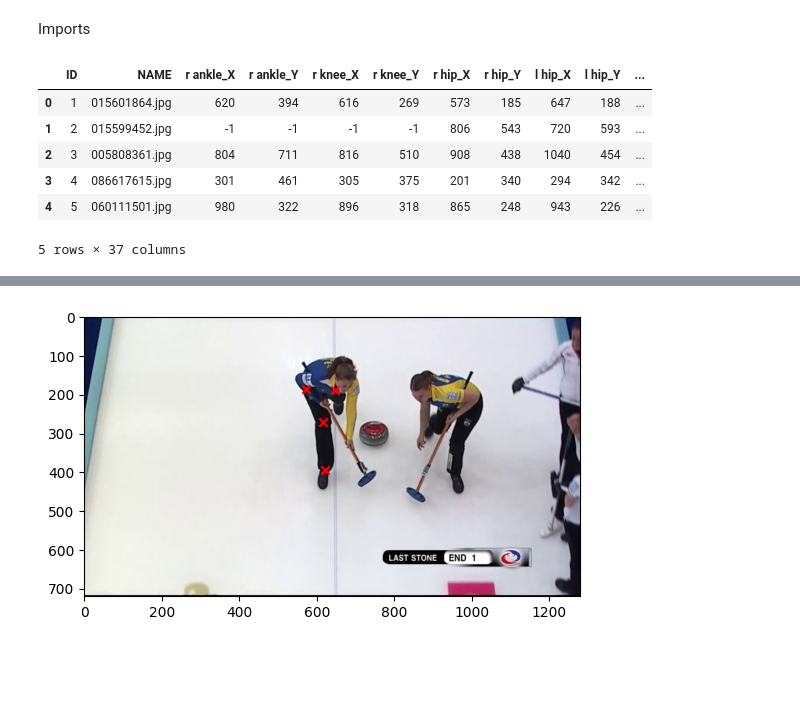
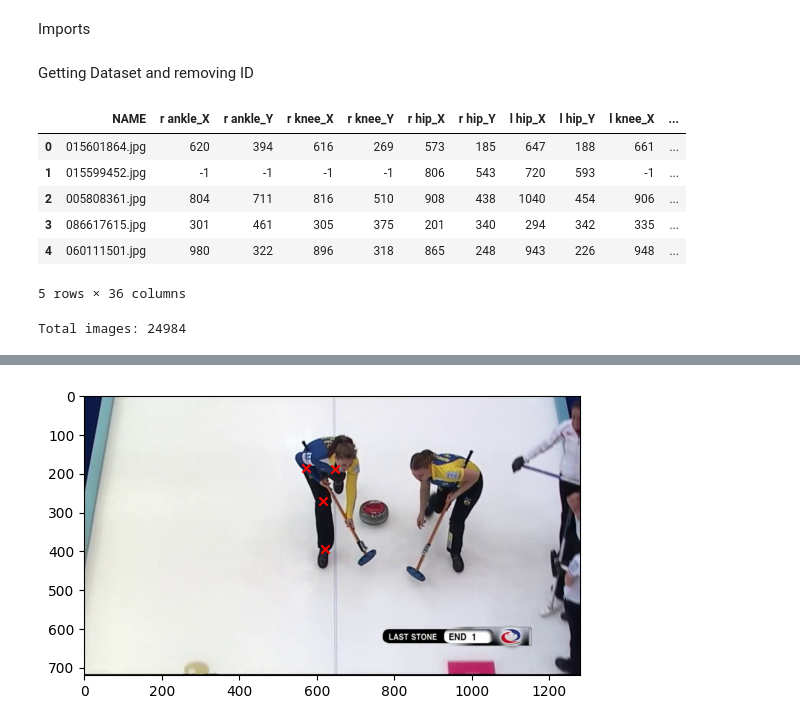
Before and after one commit to bernaprioste1704/LimbsID-Samsung-Final-Project, a Jupyter notebook: EDA/EDAmpii.ipynb, the cells around one changed output, grey strips where cells are left out. Cells and saved outputs as stored; diff of their text form; code cells hidden in the pictures; blank space fills up the shorter version.

```diff
--- a/EDA/EDAmpii.ipynb
+++ b/EDA/EDAmpii.ipynb
@@ -11,15 +18,23 @@ import seaborn as sns
+# %% [markdown]
+Getting Dataset and removing ID
 # %%
 df = pd.read_csv("../Datasets/mpii_human_pose.csv")
 
-# df = df.drop(columns=["ID"])
+df = df.drop(columns=["ID"])
 # df.set_index('NAME', inplace=True)
 
 df.head(5)
 # %% [output]
-|  | ID | NAME | r ankle_X | r ankle_Y | r knee_X | r knee_Y | r hip_X | r hip_Y | l hip_X | l hip_Y | ... |
-| 0 | 1 | 015601864.jpg | 620 | 394 | 616 | 269 | 573 | 185 | 647 | 188 | ... |
-| 1 | 2 | 015599452.jpg | -1 | -1 | -1 | -1 | 806 | 543 | 720 | 593 | ... |
-| 2 | 3 | 005808361.jpg | 804 | 711 | 816 | 510 | 908 | 438 | 1040 | 454 | ... |
-| 3 | 4 | 086617615.jpg | 301 | 461 | 305 | 375 | 201 | 340 | 294 | 342 | ... |
-| 4 | 5 | 060111501.jpg | 980 | 322 | 896 | 318 | 865 | 248 | 943 | 226 | ... |
+|  | NAME | r ankle_X | r ankle_Y | r knee_X | r knee_Y | r hip_X | r hip_Y | l hip_X | l hip_Y | l knee_X | ... |
+| 0 | 015601864.jpg | 620 | 394 | 616 | 269 | 573 | 185 | 647 | 188 | 661 | ... |
+| 1 | 015599452.jpg | -1 | -1 | -1 | -1 | 806 | 543 | 720 | 593 | -1 | ... |
+| 2 | 005808361.jpg | 804 | 711 | 816 | 510 | 908 | 438 | 1040 | 454 | 906 | ... |
+| 3 | 086617615.jpg | 301 | 461 | 305 | 375 | 201 | 340 | 294 | 342 | 335 | ... |
+| 4 | 060111501.jpg | 980 | 322 | 896 | 318 | 865 | 248 | 943 | 226 | 948 | ... |
-5 rows × 37 columns
+5 rows × 36 columns
+# %%
+folder_path = f'../Datasets/images'
+image_files = [f for f in os.listdir(folder_path) if f.lower().endswith(('.jpg'))]
+print(f"Total images: {len(image_files)}")
+# %% [output]
+Total images: 24984
```
Also changed, not shown: parts of 41 cells of this notebook.
